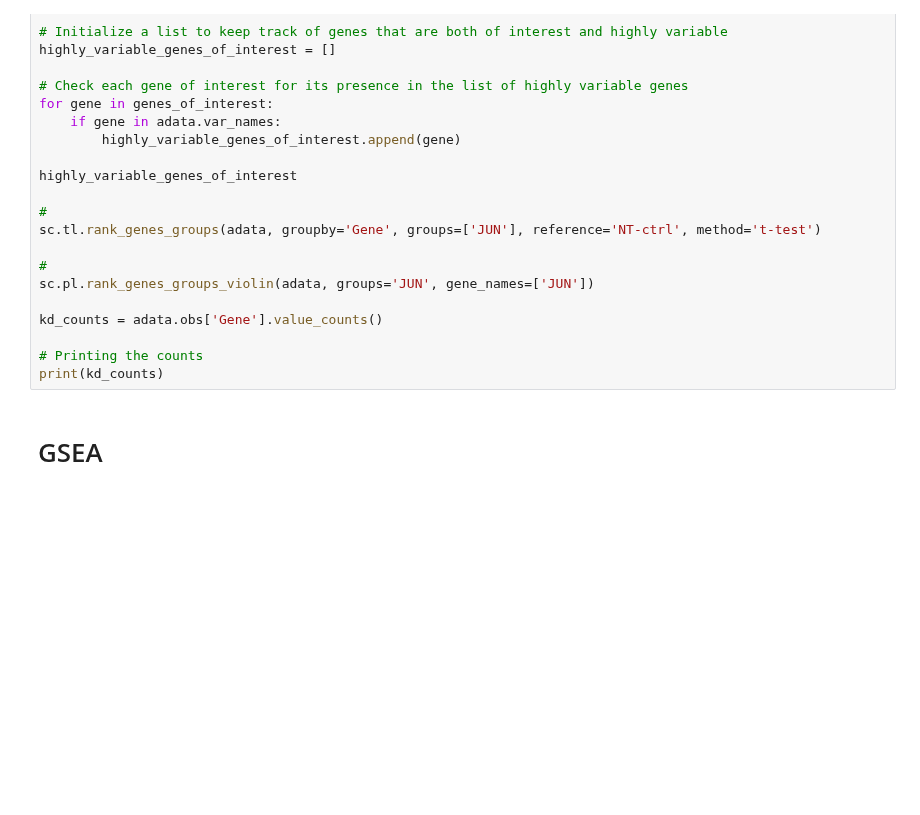
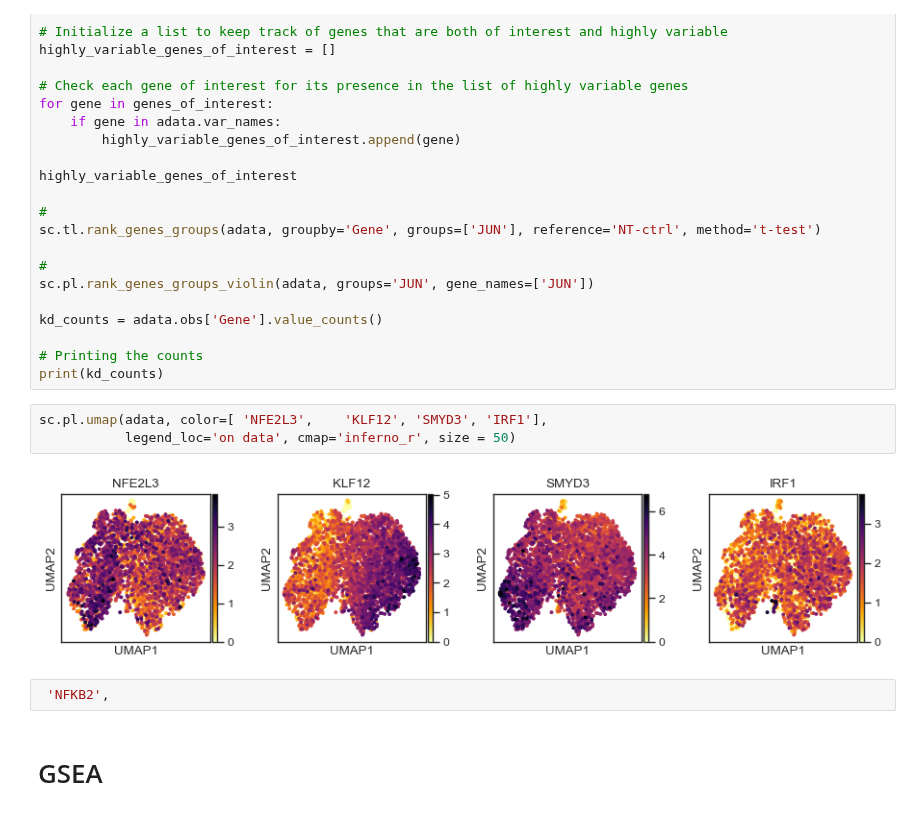
Before and after one commit to brendamelano/Reprogramming_Osteosarcoma, a Jupyter notebook: Perturb_seq_analysis/OS384_perturb_seq_analysis.ipynb, the cells around one changed output. Saved outputs shown, nothing was run; the diff lists cells and outputs as text; blank space fills up the shorter version.

```diff
--- a/Perturb_seq_analysis/OS384_perturb_seq_analysis.ipynb
+++ b/Perturb_seq_analysis/OS384_perturb_seq_analysis.ipynb
@@ -400,6 +400,13 @@ kd_counts = adata.obs['Gene'].value_counts()
 
 # Printing the counts
 print(kd_counts)
+# %%
+sc.pl.umap(adata, color=[ 'NFE2L3',    'KLF12', 'SMYD3', 'IRF1'],
+           legend_loc='on data', cmap='inferno_r', size = 50)
+# %% [output]
+[figure, added]
+# %%
+ 'NFKB2',
 # %% [markdown]
 # GSEA
 # %%
```
Also changed, not shown: parts of 2 cells of this notebook, 3 other files.
